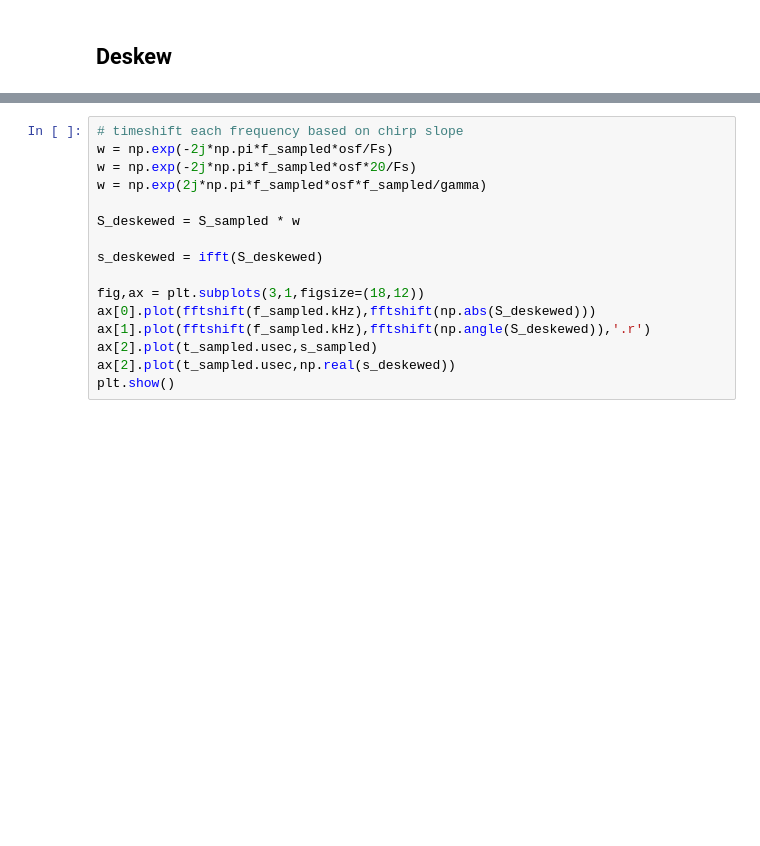
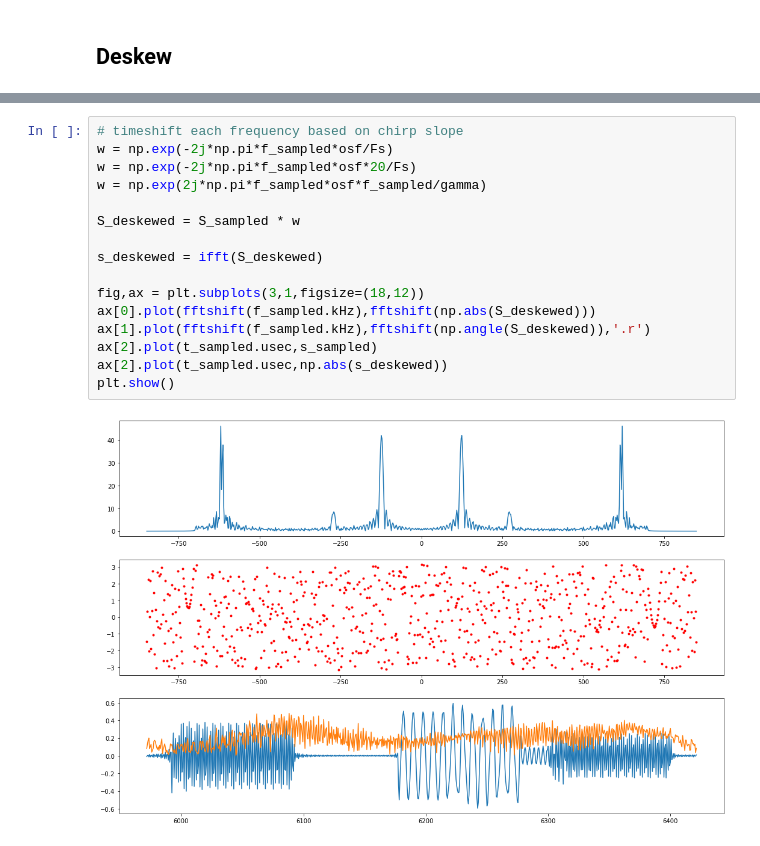
Before and after one commit to mikemayer67/PhysDim, a Jupyter notebook: PulseLab.ipynb, the cells around one changed output, grey strips where cells are left out. Drawn from its saved outputs; the diff is of its cells as text; blank space fills up the shorter version.

```diff
--- a/PulseLab.ipynb
+++ b/PulseLab.ipynb
@@ -220,17 +244,19 @@ plt.show()
 # %%
 # timeshift each frequency based on chirp slope
 w = np.exp(-2j*np.pi*f_sampled*osf/Fs)
 w = np.exp(-2j*np.pi*f_sampled*osf*20/Fs)
 w = np.exp(2j*np.pi*f_sampled*osf*f_sampled/gamma)
 
 S_deskewed = S_sampled * w
 
 s_deskewed = ifft(S_deskewed)
 
 fig,ax = plt.subplots(3,1,figsize=(18,12))
 ax[0].plot(fftshift(f_sampled.kHz),fftshift(np.abs(S_deskewed)))
 ax[1].plot(fftshift(f_sampled.kHz),fftshift(np.angle(S_deskewed)),'.r')
 ax[2].plot(t_sampled.usec,s_sampled)
-ax[2].plot(t_sampled.usec,np.real(s_deskewed))
+ax[2].plot(t_sampled.usec,np.abs(s_deskewed))
 plt.show()
+# %% [output]
+[figure, added]
 # %%
```
Also changed, not shown: parts of 18 cells of this notebook.
